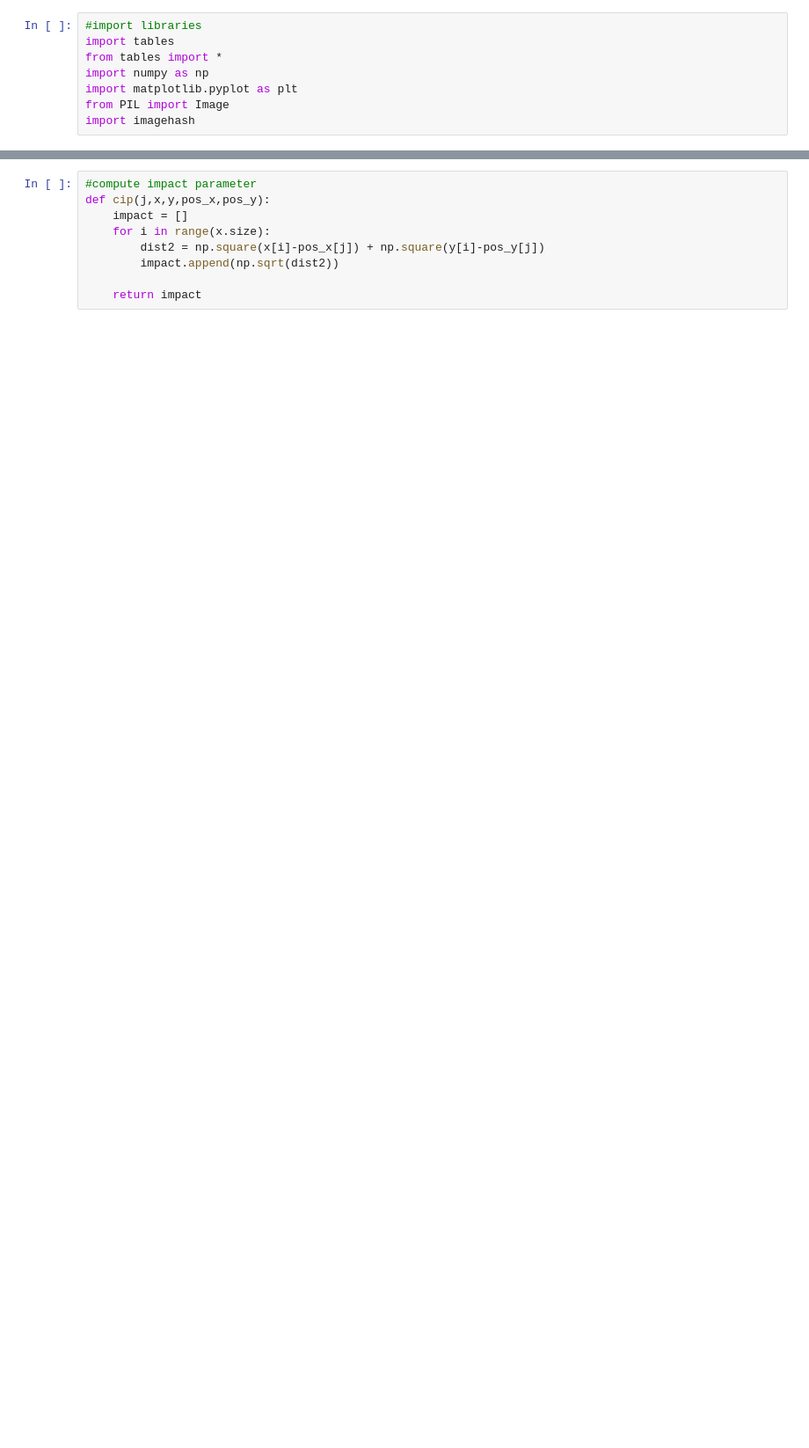
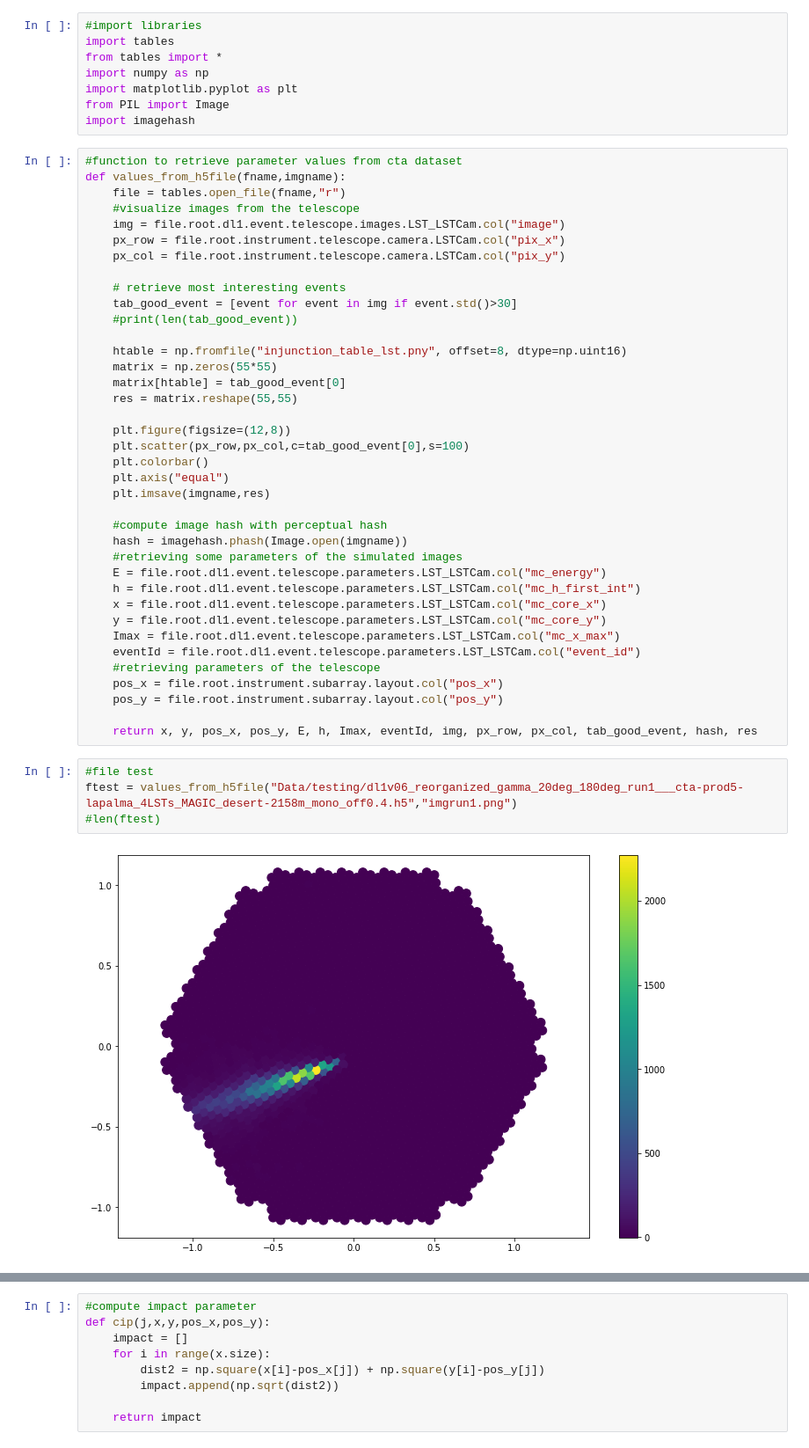
Before and after one commit to Khadimou/cta, a Jupyter notebook: simulatedimages.ipynb, the cells around one changed output, grey strips where cells are left out. Shown: that part at 88% size. Saved outputs shown, nothing was run; the diff lists cells and outputs as text; blank space fills up the shorter version.

```diff
--- a/simulatedimages.ipynb
+++ b/simulatedimages.ipynb
@@ -6,3 +6,47 @@ import numpy as np
 import matplotlib.pyplot as plt
 from PIL import Image
 import imagehash
+# %%
+#function to retrieve parameter values from cta dataset
+def values_from_h5file(fname,imgname):
+    file = tables.open_file(fname,"r")
+    #visualize images from the telescope
+    img = file.root.dl1.event.telescope.images.LST_LSTCam.col("image")
+    px_row = file.root.instrument.telescope.camera.LSTCam.col("pix_x")
+    px_col = file.root.instrument.telescope.camera.LSTCam.col("pix_y")
+
+    # retrieve most interesting events
+    tab_good_event = [event for event in img if event.std()>30]
+    #print(len(tab_good_event))
+
+    htable = np.fromfile("injunction_table_lst.pny", offset=8, dtype=np.uint16)
+    matrix = np.zeros(55*55)
+    matrix[htable] = tab_good_event[0]
+    res = matrix.reshape(55,55)
+
+    plt.figure(figsize=(12,8))
+    plt.scatter(px_row,px_col,c=tab_good_event[0],s=100)
+    plt.colorbar()
+    plt.axis("equal")
+    plt.imsave(imgname,res)
+
+    #compute image hash with perceptual hash
+    hash = imagehash.phash(Image.open(imgname))
+    #retrieving some parameters of the simulated images
+    E = file.root.dl1.event.telescope.parameters.LST_LSTCam.col("mc_energy")
+    h = file.root.dl1.event.telescope.parameters.LST_LSTCam.col("mc_h_first_int")
+    x = file.root.dl1.event.telescope.parameters.LST_LSTCam.col("mc_core_x")
+    y = file.root.dl1.event.telescope.parameters.LST_LSTCam.col("mc_core_y")
+    Imax = file.root.dl1.event.telescope.parameters.LST_LSTCam.col("mc_x_max")
+    eventId = file.root.dl1.event.telescope.parameters.LST_LSTCam.col("event_id")
+    #retrieving parameters of the telescope
+    pos_x = file.root.instrument.subarray.layout.col("pos_x")
+    pos_y = file.root.instrument.subarray.layout.col("pos_y")
+
+    return x, y, pos_x, pos_y, E, h, Imax, eventId, img, px_row, px_col, tab_good_event, hash, res
+# %%
+#file test
+ftest = values_from_h5file("Data/testing/dl1v06_reorganized_gamma_20deg_180deg_run1___cta-prod5-lapalma_4LSTs_MAGIC_desert-2158m_mono_off0.4.h5","imgrun1.png")
+#len(ftest)
+# %% [output]
+[figure, added]
```
Also changed, not shown: parts of 17 cells of this notebook.
